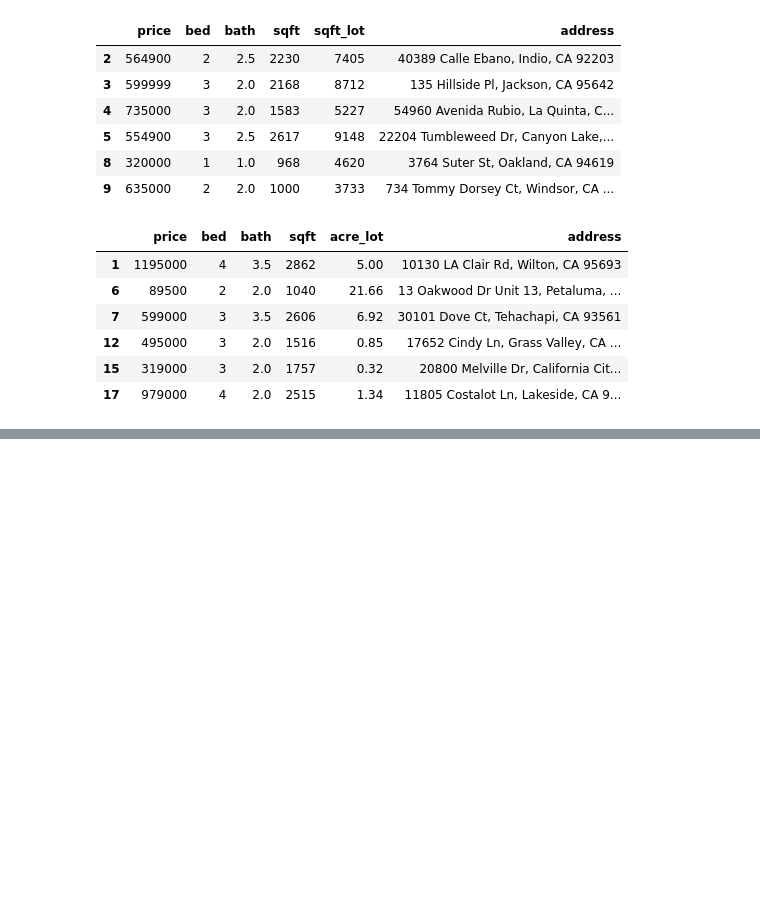
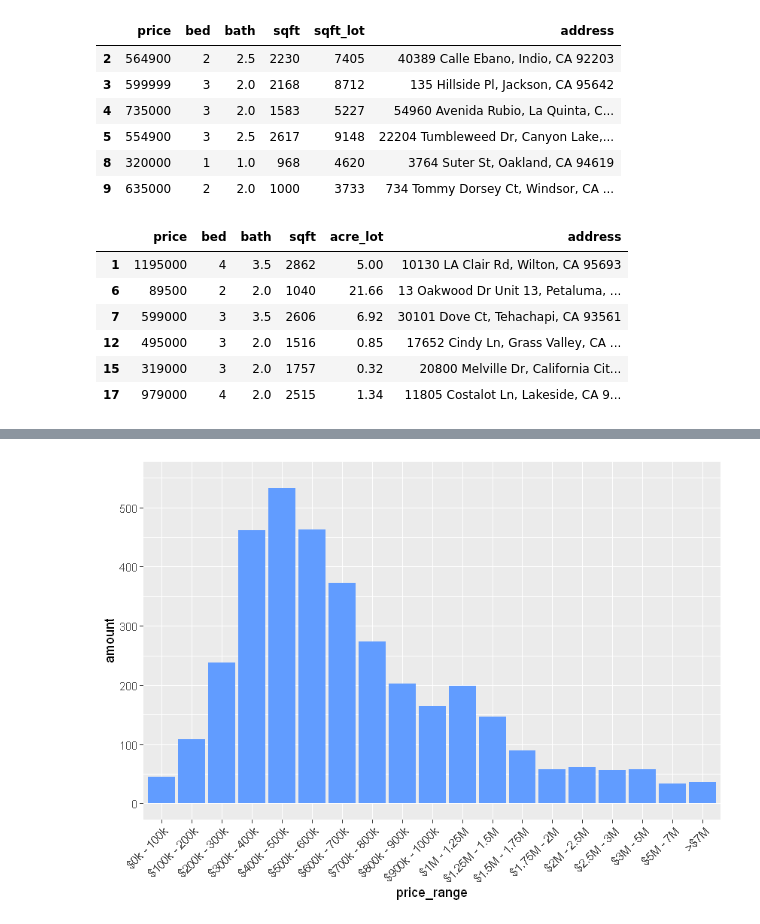
Before and after one commit to arvin-panganiban/california-sale-properties, a Jupyter notebook: California Sale Properties.ipynb, the cells around one changed output, grey strips where cells are left out. Drawn from its saved outputs; the diff is of its cells as text; code cells hidden in the pictures; blank space fills up the shorter version.

```diff
--- a/California Sale Properties.ipynb
+++ b/California Sale Properties.ipynb
@@ -68,0 +88,25 @@ head(acre)
+# %%
+for (x in seq(2500000, 3000000, by=500000)){
+    min <- x-500000
+    range <- paste('$', as.numeric(min)/1000000, 'M - ', as.numeric(x)/1000000, 'M', sep='')
+    plot_df[nrow(plot_df)+1, ] <- c(range, nrow(subset(housing, housing$price > min & housing$price <= x)))
+}
+# %%
+for (x in seq(5000000, 7000000, by=2000000)){
+    min <- x-2000000
+    range <- paste('$', as.numeric(min)/1000000, 'M - ', as.numeric(x)/1000000, 'M', sep='')
+    plot_df[nrow(plot_df)+1, ] <- c(range, nrow(subset(housing, housing$price > min & housing$price <= x)))
+}
+# %%
+plot_df[nrow(plot_df)+1, ] <- c('>$7M', nrow(subset(housing, housing$price > 7000000)))
+# %%
+plot_df$amount <- as.integer(plot_df$amount)
+# %%
+plot <- ggplot(plot_df, aes(price_range, amount)) +
+        geom_bar(stat='identity', fill='#619CFF') +
+        theme(axis.text.x = element_text(angle=45, vjust=1, hjust=1)) +
+        scale_y_continuous(limits = c(0,550), breaks=seq(0,550,100)) +
+        scale_x_discrete(limits=plot_df$price_range)
+plot
+# %% [output]
+[figure, added]
```
Also changed, not shown: parts of 6 cells of this notebook.
